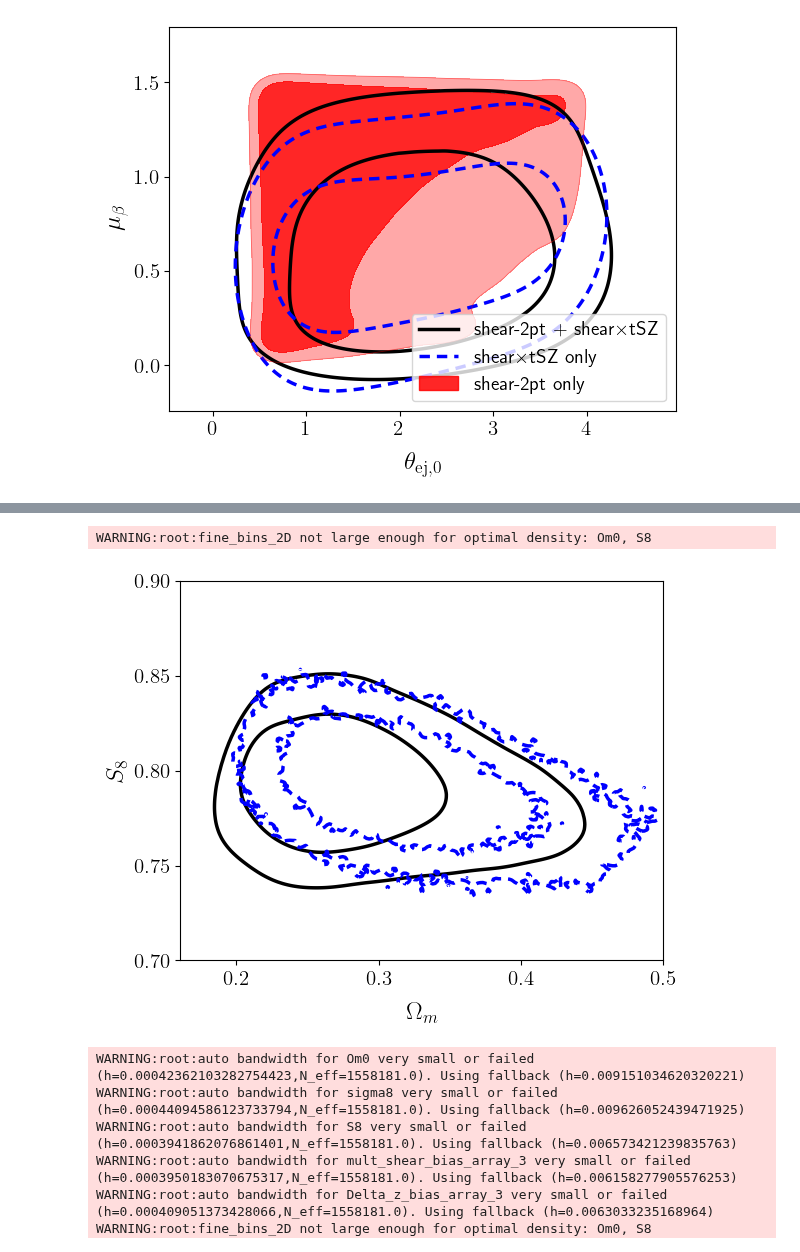
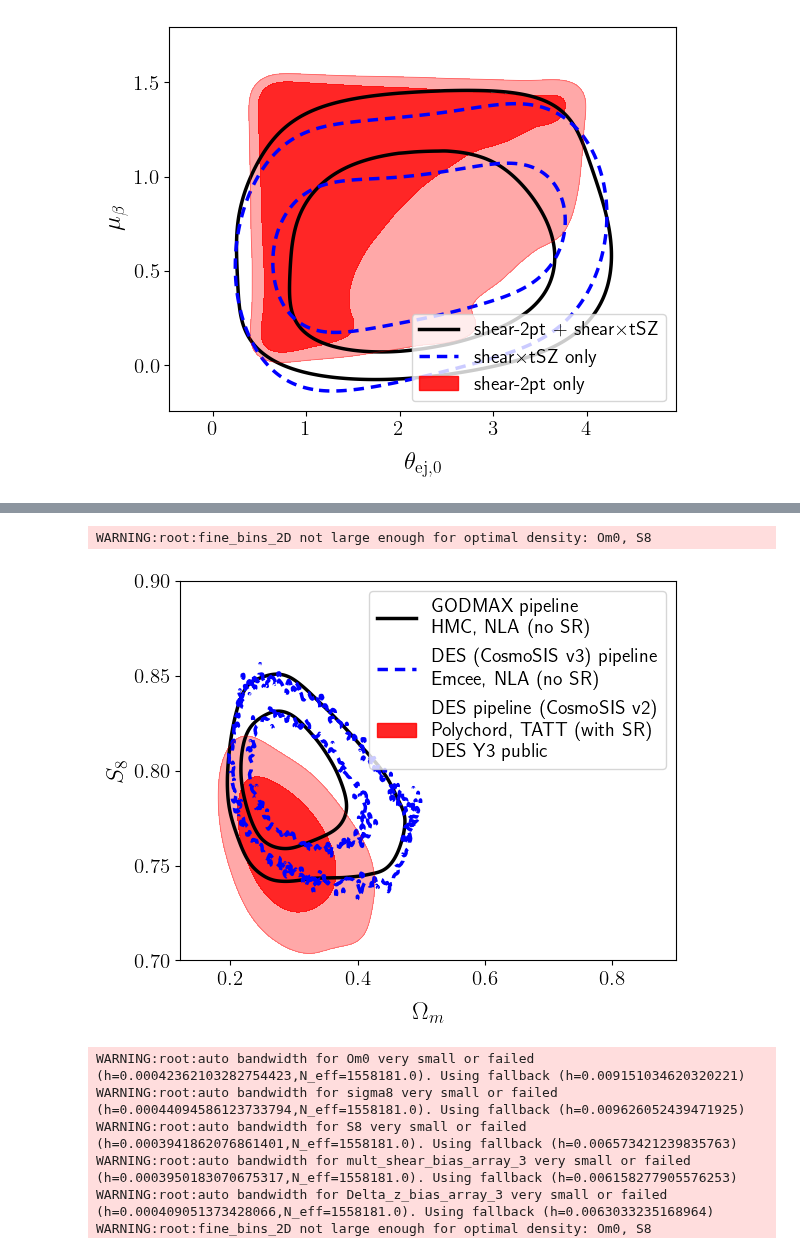
Before and after one commit to shivampcosmo/GODMAX, a Jupyter notebook: notebooks/ACTxDES/contours_plot.ipynb, the cells around one changed output, grey strips where cells are left out. Cells and saved outputs as stored; diff of their text form; code cells hidden in the pictures.

```diff
--- a/notebooks/ACTxDES/contours_plot.ipynb
+++ b/notebooks/ACTxDES/contours_plot.ipynb
@@ -341,9 +352,10 @@ data_S8 = data_sigma8 * np.sqrt(data_Om/0.3)
 data = np.concatenate((data_y3kp, data_S8[:,None]), axis=-1)
 
 # all_data.append(data)
-indfac_burnin = 0.01
+indfac_burnin = 0.1
 indstart = int(indfac_burnin*data.shape[0])
 
+print(data[indstart:,:].shape)
 # samples_y3kp = MCSamples(samples=data_y3kp,\
 #                     weights=weights, \
 #                     names = ['Om0','sigma8'], labels = [r'$\Omega_m$', r'$\sigma_8$'])
@@ -366,4 +379,27 @@ samples_y3kp_nla = MCSamples(samples=data[indstart:,:],\
 Removed no burn in
 # %%
-# samps_xipm_y3sc_hf.shape
+filename = '/projects/bdne/spandey3/new_godmax/GODMAX/data/DESxACT/chain_1x2pt_lcdm_SR_maglim.txt'
+data = np.loadtxt(filename)
+weights = data[:,-1]
+param_names = get_param_names(filename)
+#
+print(param_names)
+
+fancy_dictionary = {'cosmological_parameters--omega_m':r'$\Omega_m$','COSMOLOGICAL_PARAMETERS--SIGMA_8':r'$\sigma_8$'}
+param_names_fancy, selection = replace_fancy(np.array(param_names), fancy_dictionary)
+
+data_y3kp = data[:,selection]
+param_names = param_names[selection]
+param_names_fancy = param_names_fancy
+
+ind_Om = np.where(param_names == 'cosmological_parameters--omega_m')[0][0]
+ind_sigma8 = np.where(param_names == 'COSMOLOGICAL_PARAMETERS--SIGMA_8')[0][0]
+data_Om = data_y3kp[:,ind_Om]
+data_sigma8 = data_y3kp[:,ind_sigma8]
+data_S8 = data_sigma8 * np.sqrt(data_Om/0.3)
+data = np.concatenate((data_y3kp, data_S8[:,None]), axis=-1)
+
+samples_y3kp_public = MCSamples(samples=data,\
+                    weights=weights, \
+                    names = ['Om0','sigma8', 'S8'], labels = [r'$\Omega_m$',r'$\sigma_8$', r'$S_8$'])
 # %% [output]
@@ -371,38 +434,43 @@ AttributeError: 'MCSamples' object has no attribute 'shape'
 # %%
 g = plots.getSinglePlotter(width_inch=6, ratio=0.8)
 # g.settings.auto_ticks = True
 g.settings.axes_fontsize   = 15
 g.settings.lab_fontsize    = 18
 g.settings.legend_fontsize = 18
 g.settings.axis_marker_lw = 1.5
 g.settings.num_plot_contours = 2
 
-line_args = [{'lw':2.5,'color':'black'},{'lw':2.5,'color':'blue'},{'lw':0.1,'color':'red'},{'lw':0.1,'color':'orange'},{'lw':0.1,'color':'green'}]
+line_args = [{'lw':2.5,'color':'black'},{'lw':2.5,'color':'blue', 'ls':'--'},{'lw':0.1,'color':'red'},{'lw':0.1,'color':'orange'},{'lw':0.1,'color':'green'}]
 
 contour_args = {'filled': True, 'alpha': 0.7}
 
-g.plot_2d([samps_xipm_y3sc_hf, samples_y3kp_nla], 'Om0', 'S8', line_args=line_args,
+g.plot_2d([samps_xipm_y3sc_hf, samples_y3kp_nla, samples_y3kp_public], 'Om0', 'S8', line_args=line_args,
             contour_lws=[1.5], filled = [False, False,True, True, True], contour_colors = ['black','blue','red','orange','green'],
             ls=['-','--','','',''] ,
-            lims=[0.16, 0.5, 0.7, 0.9])
+            lims=[0.12, 0.9, 0.7, 0.9])
 
-# g.plot_2d([samps_xipm_y3sc_dmb, samps_xipm, samples_y3kp_nla], 'Om0', 'S8', line_args=line_args,
+# g.triangle_plot([samps_xipm_y3sc_hf, samples_y3kp_nla, samples_y3kp_public], ['Om0', 'S8'], line_args=line_args,
+#             contour_lws=[2.5], filled = [False, False,True, True, True], contour_colors = ['black','blue','red','orange','green'],
+#             ls=['-','--','','',''] , legend_labels=['GODMAX pipeline' + '\n' + 'HMC, NLA (no SR)', 'DES pipeline' + '\n' + 'cosmosis, NLA (no SR)', 'DES pipeline (Y3 public)' + '\n' + 'cosmosis, TATT (with SR)']
+#             )
+
+# g.plot_2d([samps_xipm_y3sc_dmb, samps_xipm, samples_y3kp_nla, samples_y3kp_public], 'Om0', 'S8', line_args=line_args,
 #             contour_lws=[1.5], filled = [False, False,True, True, True], contour_colors = ['black','blue','red','orange','green'],
 #             ls=['-','--','','',''] ,
 #             lims=[0.16, 0.5, 0.7, 0.9])
 
 
 
 # g.add_legend([r'shear + shear$\times$tSZ',r'shear$\times$tSZ-only', r'shear-only',  r'Y3KP, shear-only'], legend_loc='upper right', fontsize=14)
 # g.add_legend([r'shear-2pt + shear$\times$tSZ',r'shear-2pt TATT+SR' + '\n' + 'DES scale cuts',r'shear-2pt NLA' + '\n' + 'DES scale cuts',  r'Planck-2018'], legend_loc='upper right', fontsize=14)
-# g.add_legend([r'shear-2pt + shear$\times$tSZ',r'shear-2pt only' + '\n' + 'Y3 scale-cuts, DMB',r'shear-2pt only' + '\n' + 'Y3 scale-cuts, Halofit',  r'Planck-2018'], legend_loc='lower right', fontsize=14)
+g.add_legend(['GODMAX pipeline' + '\n' + 'HMC, NLA (no SR)', 'DES (CosmoSIS v3) pipeline' + '\n' + 'Emcee, NLA (no SR)', 'DES pipeline (CosmoSIS v2)' + '\n' + 'Polychord, TATT (with SR)' + '\n' + 'DES Y3 public'], frameon=False, legend_loc='upper right', fontsize=14)
 # g.export(save_plot_dir  + 'contour_Om0_S8_wPlanck.pdf')
 import matplotlib
 %matplotlib inline
 pl.show()
 # %% [output]
 WARNING:root:fine_bins_2D not large enough for optimal density: Om0, S8
-[figure, old version]
+[figure, new version]
 # %%
 # params = ['Om0', 'theta_ej_0', 'nu_theta_ej_M',  'nu_theta_ej_z',  'mu_beta','A_IA', 'eta_IA', 'sigma8', 'alpha_ky', 'S8']
 # params = ['Om0','A_IA', 'eta_IA', 'sigma8',  'S8', 'h', 'ns', 'Ob0','mult_shear_bias_array_3',  'Delta_z_bias_array_3']
```
Also changed, not shown: parts of 9 cells of this notebook, 5 other files.
